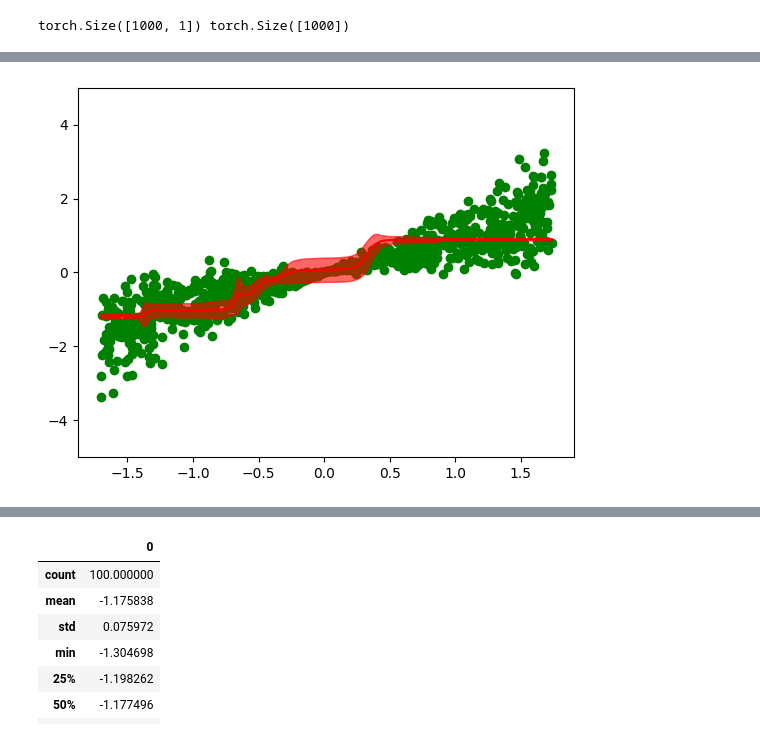
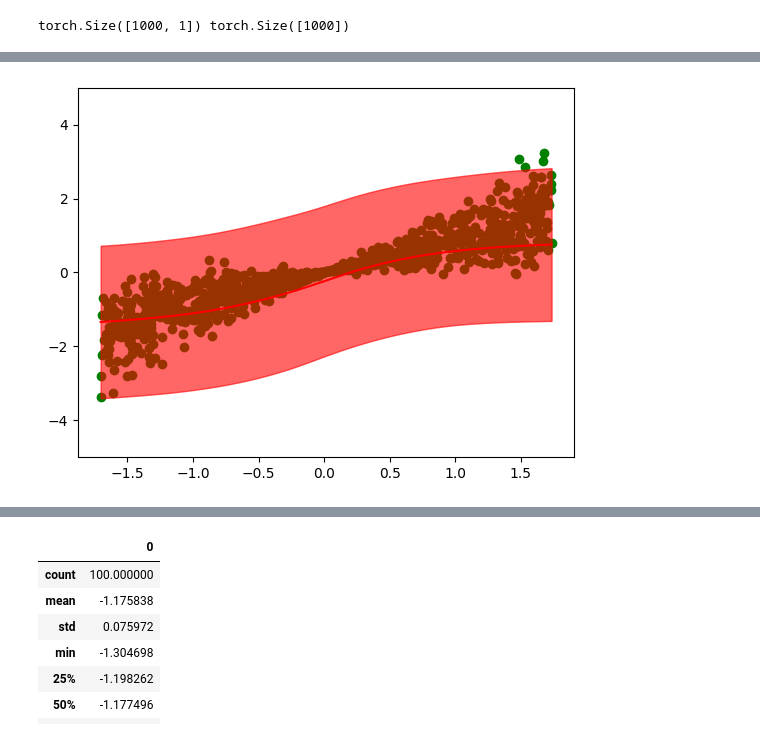
Before and after one commit to LeonardSchuler/time-series-forecasting, a Jupyter notebook: notebooks/006_bayes_by_backpropagation2.ipynb, the cells around one changed output, grey strips where cells are left out. Cells and saved outputs as stored; diff of their text form; code cells hidden in the pictures.

```diff
--- a/notebooks/006_bayes_by_backpropagation2.ipynb
+++ b/notebooks/006_bayes_by_backpropagation2.ipynb
@@ -451,27 +464,26 @@ def get_kl_weight(epoch, epochs):
     kl_weight = 1 - np.exp(-epoch / (epochs * 0.1))
     return kl_weight
 # %%
-device = "cuda" if torch.cuda.is_available() else "cpu"
 num_input_features = 1
 num_output_features = 1
+hidden_layer_dim = 4
 bias = True
 dtype = torch.float32
 
 mu_mean, mu_std = (0, 1.0)
-rho_mean, rho_std = (-1, 0.1)
+rho_mean, rho_std = (-1, 0)
 
 # Create the Bayesian network model
 model = BayesNetwork(
-    num_input_features, num_output_features, mu_mean=mu_mean, mu_std=mu_std, rho_mean=rho_mean, rho_std=rho_std, device=device, bias=bias, dtype=dtype
+    num_input_features, num_output_features, hidden_layer_dim=hidden_layer_dim, mu_mean=mu_mean, mu_std=mu_std, rho_mean=rho_mean, rho_std=rho_std, device=device, bias=bias, dtype=dtype
 )
 
 
 # Forward pass
 _, _ = model(X_torch)
 
+del model
 
 # prior
 
 # p_w = create_gmm(model.num_weights(), (1, 0.1), (0.25, 0.75))
-# %%
-train_with_lr_reducer(model, batch_size=1000, lr_start=1, epochs=200)
@@ -576,0 +540,6 @@ train_with_constant_lr(model, lr=1, epochs=400)
+# %%
+best_config = parameters.iloc[0, :].to_dict()
+best_config.pop("loss")
+lr_mu_start = best_config.pop("lr_mu_start")
+lr_rho_start = best_config.pop("lr_rho_start")
+best_config
@@ -576,0 +554,5 @@ train_with_constant_lr(model, lr=1, epochs=400)
+# %%
+%%time
+print(best_config)
+model = BayesNetwork(num_input_features, num_output_features, device=device, **best_config)
+train_with_lr_reducer(model, batch_size=1000, lr_mu_start=lr_mu_start, lr_rho_start=lr_rho_start, epochs=1000)
@@ -577,4 +684,4 @@ train_with_constant_lr(model, lr=1, epochs=400)
 # %%
-plot_credibility_interval(model, X_torch, y_torch, y_min=-5, y_max=5, num_samples=100);
+plot_credibility_interval(model, X_torch, y_torch, y_min=-5, y_max=5, num_samples=1000);
 # %% [output]
-[figure, old version]
+[figure, new version]
```
Also changed, not shown: parts of 11 cells of this notebook, 2 other files.
